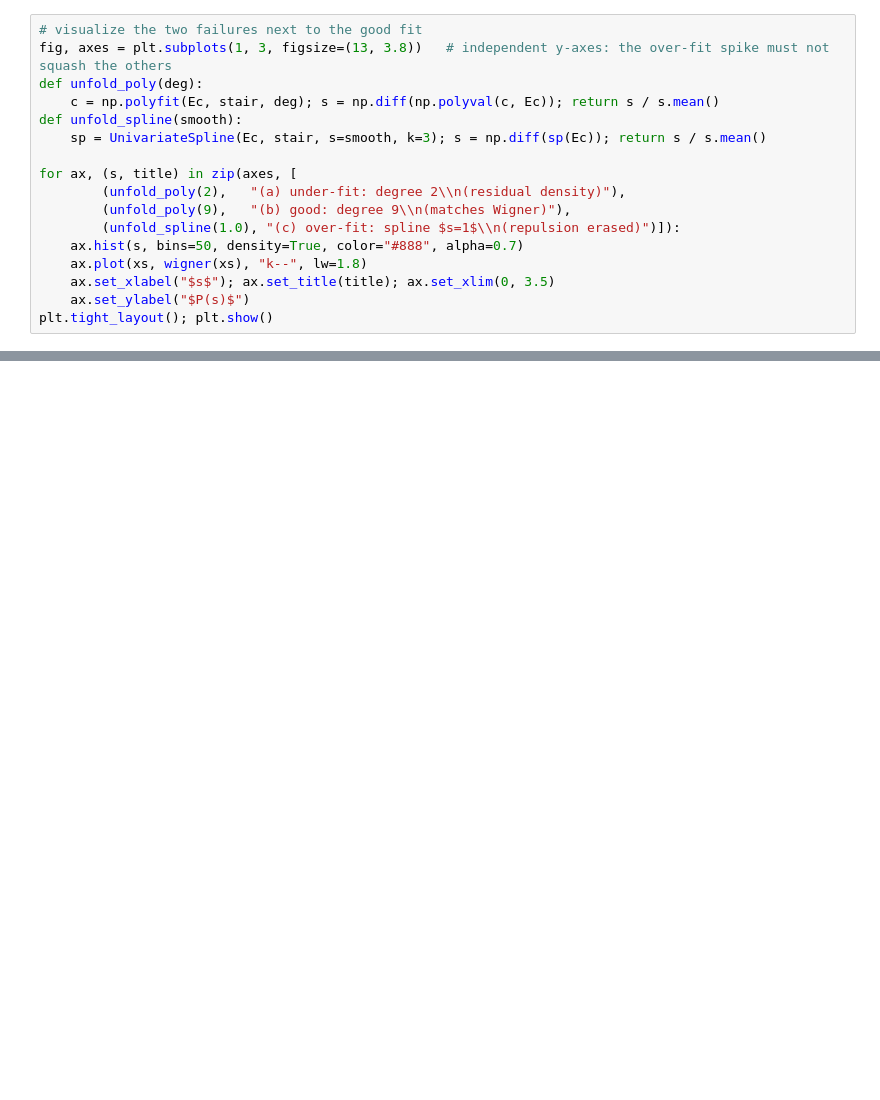
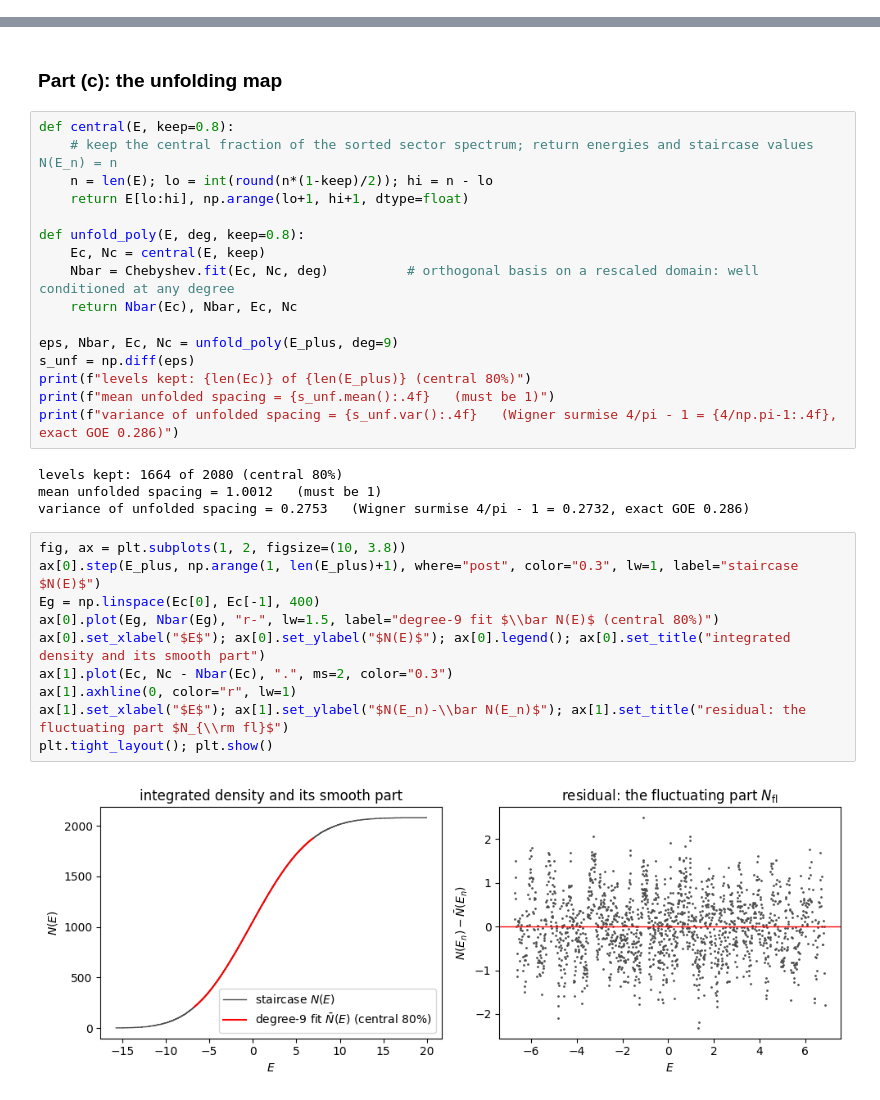
Before and after one commit to MarcinPlodzien/quantum-scrambling-and-qml-book, a Jupyter notebook: solutions_to_exercises/notebooks/solution_ch2_unfolding.ipynb, the cells around one changed output, grey strips where cells are left out. Drawn from its saved outputs; the diff is of its cells as text; blank space fills up the shorter version.

```diff
--- a/solutions_to_exercises/notebooks/solution_ch2_unfolding.ipynb
+++ b/solutions_to_exercises/notebooks/solution_ch2_unfolding.ipynb
@@ -221,17 +0,0 @@ for smooth in [1e5, 1e2, 1.0]:
-# %%
-# visualize the two failures next to the good fit
-fig, axes = plt.subplots(1, 3, figsize=(13, 3.8))   # independent y-axes: the over-fit spike must not squash the others
-def unfold_poly(deg):
-    c = np.polyfit(Ec, stair, deg); s = np.diff(np.polyval(c, Ec)); return s / s.mean()
-def unfold_spline(smooth):
-    sp = UnivariateSpline(Ec, stair, s=smooth, k=3); s = np.diff(sp(Ec)); return s / s.mean()
-
-for ax, (s, title) in zip(axes, [
-        (unfold_poly(2),   "(a) under-fit: degree 2\\n(residual density)"),
-        (unfold_poly(9),   "(b) good: degree 9\\n(matches Wigner)"),
-        (unfold_spline(1.0), "(c) over-fit: spline $s=1$\\n(repulsion erased)")]):
-    ax.hist(s, bins=50, density=True, color="#888", alpha=0.7)
-    ax.plot(xs, wigner(xs), "k--", lw=1.8)
-    ax.set_xlabel("$s$"); ax.set_title(title); ax.set_xlim(0, 3.5)
-    ax.set_ylabel("$P(s)$")
-plt.tight_layout(); plt.show()
@@ -252,0 +137,34 @@ the Wigner value $0.273$.
+# %% [markdown]
+### Part (c): the unfolding map
+# %%
+def central(E, keep=0.8):
+    # keep the central fraction of the sorted sector spectrum; return energies and staircase values N(E_n) = n
+    n = len(E); lo = int(round(n*(1-keep)/2)); hi = n - lo
+    return E[lo:hi], np.arange(lo+1, hi+1, dtype=float)
+
+def unfold_poly(E, deg, keep=0.8):
+    Ec, Nc = central(E, keep)
+    Nbar = Chebyshev.fit(Ec, Nc, deg)          # orthogonal basis on a rescaled domain: well conditioned at any degree
+    return Nbar(Ec), Nbar, Ec, Nc
+
+eps, Nbar, Ec, Nc = unfold_poly(E_plus, deg=9)
+s_unf = np.diff(eps)
+print(f"levels kept: {len(Ec)} of {len(E_plus)} (central 80%)")
+print(f"mean unfolded spacing = {s_unf.mean():.4f}   (must be 1)")
+print(f"variance of unfolded spacing = {s_unf.var():.4f}   (Wigner surmise 4/pi - 1 = {4/np.pi-1:.4f}, exact GOE 0.286)")
+# %% [output]
+levels kept: 1664 of 2080 (central 80%)
+mean unfolded spacing = 1.0012   (must be 1)
+variance of unfolded spacing = 0.2753   (Wigner surmise 4/pi - 1 = 0.2732, exact GOE 0.286)
+# %%
+fig, ax = plt.subplots(1, 2, figsize=(10, 3.8))
+ax[0].step(E_plus, np.arange(1, len(E_plus)+1), where="post", color="0.3", lw=1, label="staircase $N(E)$")
+Eg = np.linspace(Ec[0], Ec[-1], 400)
+ax[0].plot(Eg, Nbar(Eg), "r-", lw=1.5, label="degree-9 fit $\\bar N(E)$ (central 80%)")
+ax[0].set_xlabel("$E$"); ax[0].set_ylabel("$N(E)$"); ax[0].legend(); ax[0].set_title("integrated density and its smooth part")
+ax[1].plot(Ec, Nc - Nbar(Ec), ".", ms=2, color="0.3")
+ax[1].axhline(0, color="r", lw=1)
+ax[1].set_xlabel("$E$"); ax[1].set_ylabel("$N(E_n)-\\bar N(E_n)$"); ax[1].set_title("residual: the fluctuating part $N_{\\rm fl}$")
+plt.tight_layout(); plt.show()
+# %% [output]
+[figure, added]
```
Also changed, not shown: parts of 36 cells of this notebook, 28 other files.
